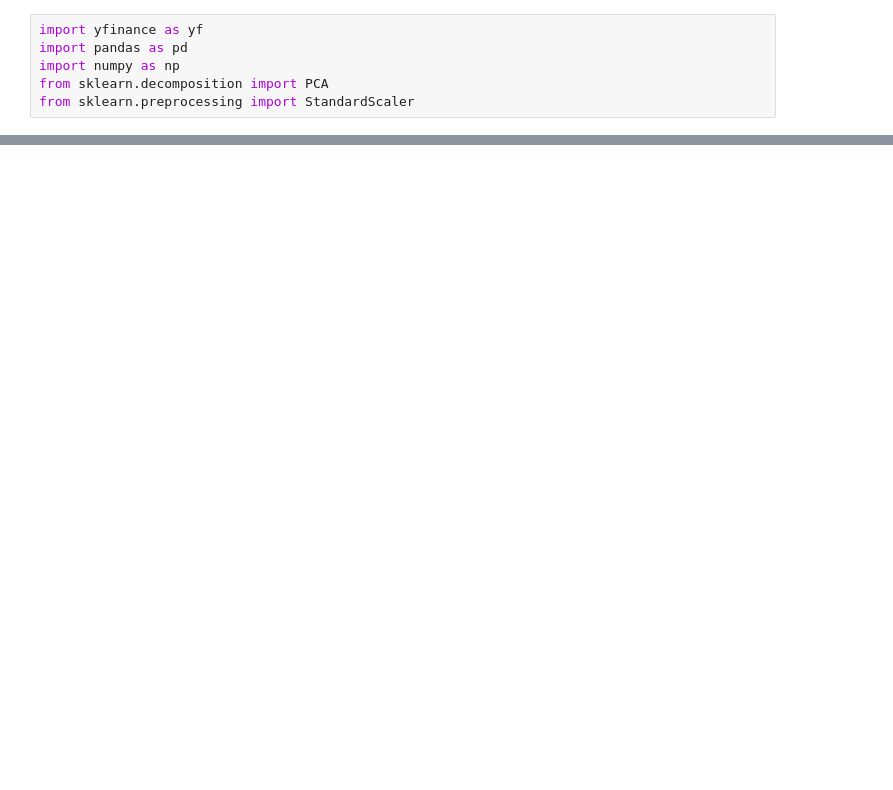
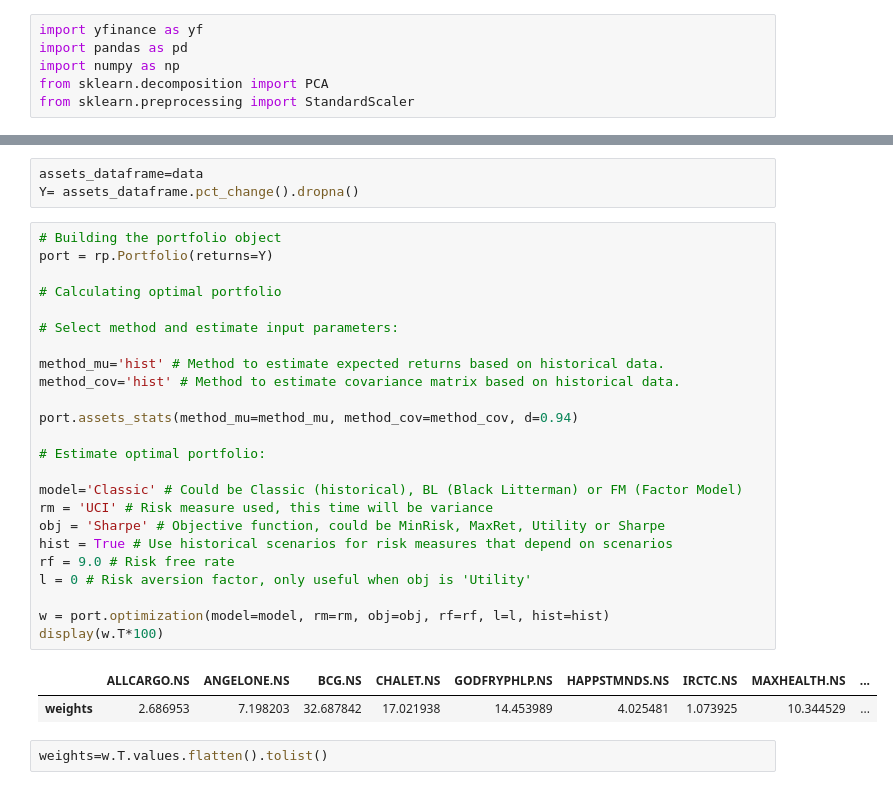
Before and after one commit to anirbanghoshsbi/.github.io, a Jupyter notebook: work/portfolio/momentum_investing_pca.ipynb, the cells around one changed output, grey strips where cells are left out. Cells and saved outputs as stored; diff of their text form; blank space fills up the shorter version.

```diff
--- a/work/portfolio/momentum_investing_pca.ipynb
+++ b/work/portfolio/momentum_investing_pca.ipynb
@@ -140,0 +156,32 @@ plt.show()
+# %%
+assets_dataframe=data
+Y= assets_dataframe.pct_change().dropna()
+# %%
+# Building the portfolio object
+port = rp.Portfolio(returns=Y)
+
+# Calculating optimal portfolio
+
+# Select method and estimate input parameters:
+
+method_mu='hist' # Method to estimate expected returns based on historical data.
+method_cov='hist' # Method to estimate covariance matrix based on historical data.
+
+port.assets_stats(method_mu=method_mu, method_cov=method_cov, d=0.94)
+
+# Estimate optimal portfolio:
+
+model='Classic' # Could be Classic (historical), BL (Black Litterman) or FM (Factor Model)
+rm = 'UCI' # Risk measure used, this time will be variance
+obj = 'Sharpe' # Objective function, could be MinRisk, MaxRet, Utility or Sharpe
+hist = True # Use historical scenarios for risk measures that depend on scenarios
+rf = 9.0 # Risk free rate
+l = 0 # Risk aversion factor, only useful when obj is 'Utility'
+
+w = port.optimization(model=model, rm=rm, obj=obj, rf=rf, l=l, hist=hist)
+display(w.T*100)
+# %% [output]
+|  | ALLCARGO.NS | ANGELONE.NS | BCG.NS | CHALET.NS | GODFRYPHLP.NS | HAPPSTMNDS.NS | IRCTC.NS | MAXHEALTH.NS | ... |
+| weights | 2.686953 | 7.198203 | 32.687842 | 17.021938 | 14.453989 | 4.025481 | 1.073925 | 10.344529 | ... |
+# %%
+weights=w.T.values.flatten().tolist()
```
Also changed, not shown: parts of 14 cells of this notebook.
